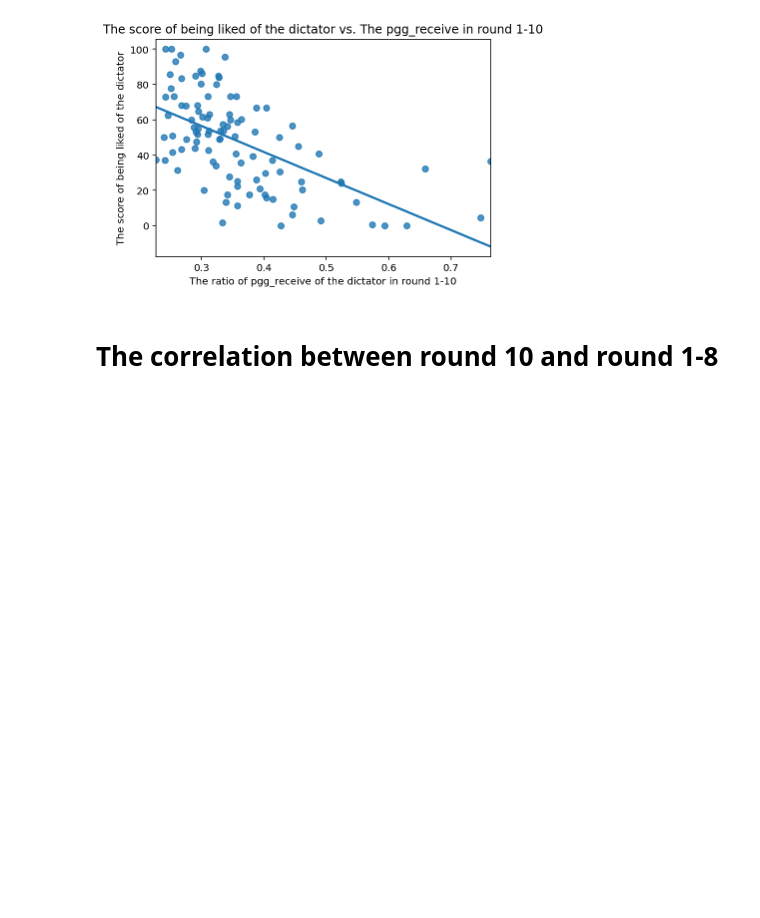
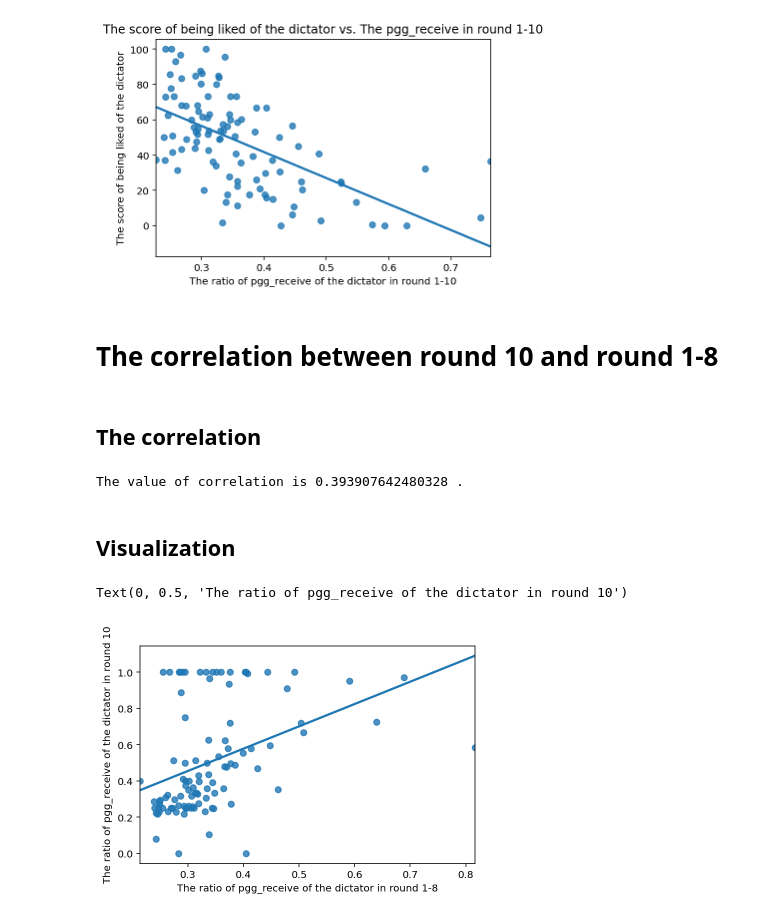
Before and after one commit to only18days/face_meteor_analysis, a Jupyter notebook: face_meteor_pilot_ratings_Chloe_v4plusv5.ipynb, the cells around one changed output. Cells and saved outputs as stored; diff of their text form; code cells hidden in the pictures; blank space fills up the shorter version.

```diff
--- a/face_meteor_pilot_ratings_Chloe_v4plusv5.ipynb
+++ b/face_meteor_pilot_ratings_Chloe_v4plusv5.ipynb
@@ -564,3 +564,23 @@ Text(0, 0.5, 'The score of being liked of the dictator')
 [figure]
 # %% [markdown]
 # The correlation between round 10 and round 1-8
+# %% [markdown]
+## The correlation
+# %%
+rho = np.corrcoef(ratio_10, mean_RD)
+
+# print(my_rho)
+print("The value of correlation is",rho[0][1],'.')
+# %% [output]
+The value of correlation is 0.393907642480328 .
+# %% [markdown]
+## Visualization
+# %%
+dat = pd.DataFrame({'round 1-8': mean_RD, 'round 10': ratio_10})
+# %%
+plt = sns.regplot(x = mean_RD, y = ratio_10, data=dat, ci=None)
+plt.set_xlabel("The ratio of pgg_receive of the dictator in round 1-8")
+plt.set_ylabel("The ratio of pgg_receive of the dictator in round 10")
+# %% [output]
+Text(0, 0.5, 'The ratio of pgg_receive of the dictator in round 10')
+[figure, added]
```
